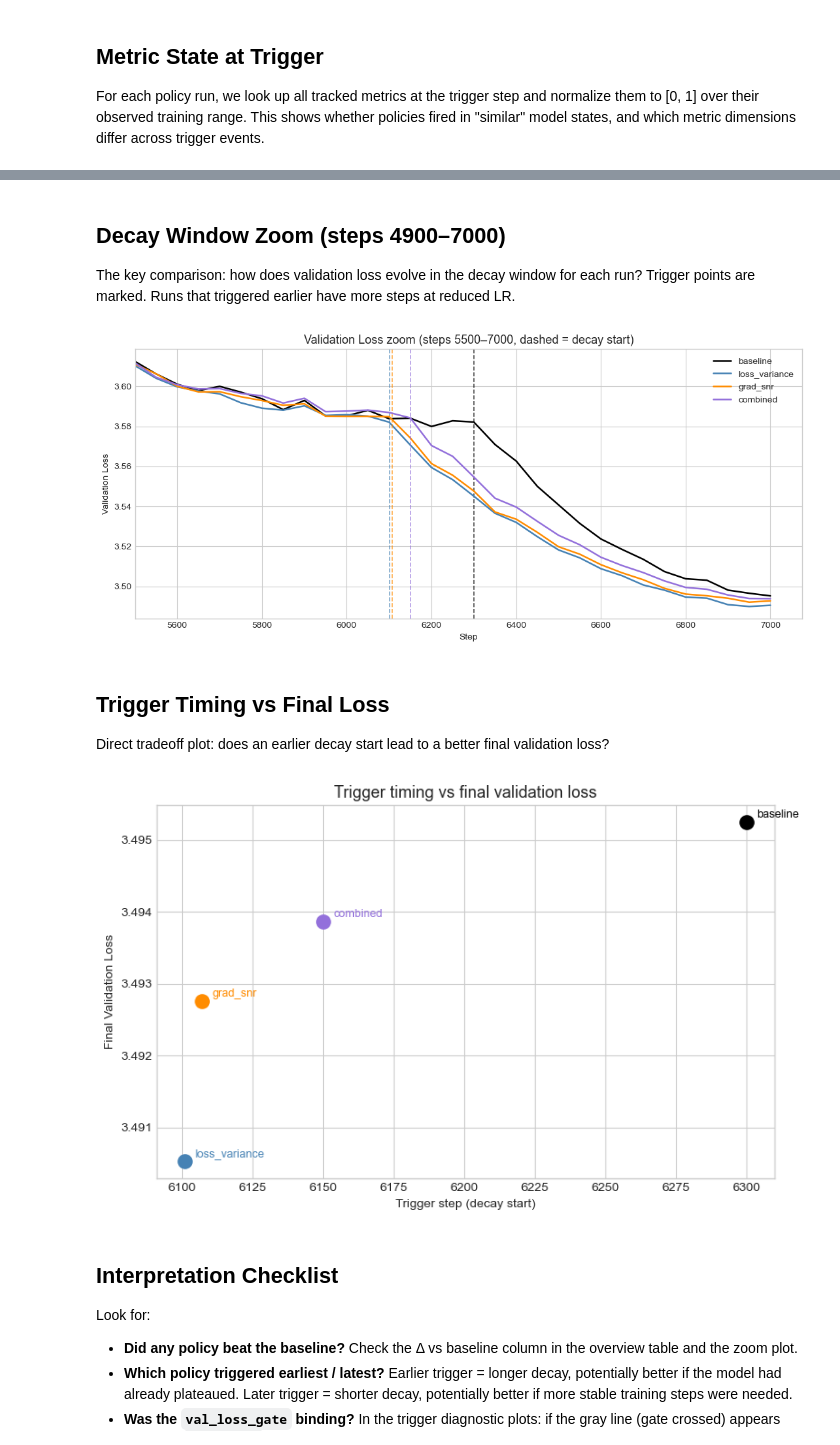
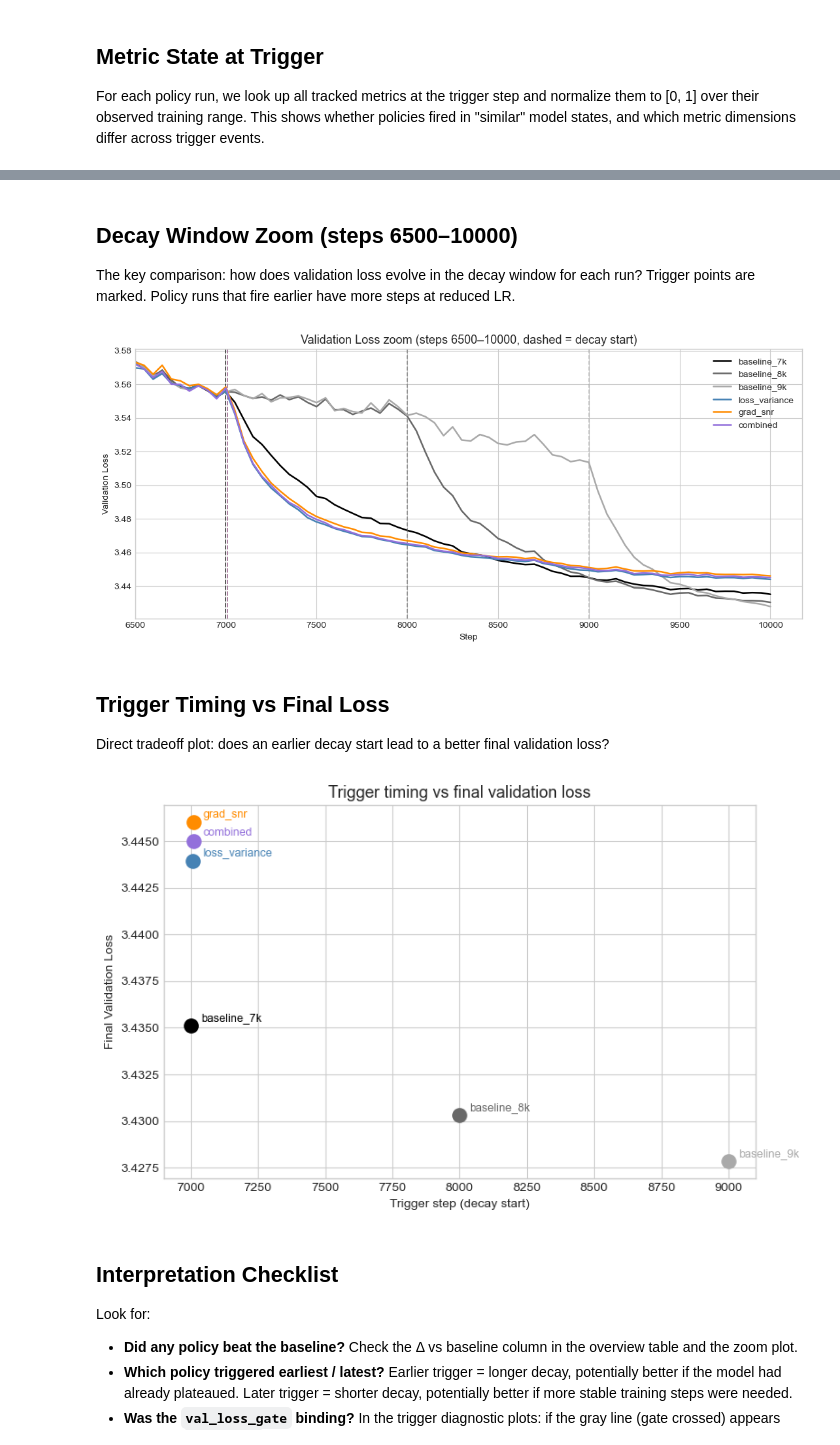
Before and after one commit to Duckymini/wsd_metric_triggered, a Jupyter notebook: notebooks/policy_decay_comparison.ipynb, the cells around one changed output, grey strips where cells are left out. Saved outputs shown, nothing was run; the diff lists cells and outputs as text; code cells hidden in the pictures.

```diff
--- a/notebooks/policy_decay_comparison.ipynb
+++ b/notebooks/policy_decay_comparison.ipynb
@@ -78,18 +92,19 @@ combined         trigger=step 6150       val_rows=140  final_val=3.4939
 rows = []
 for key, d in data.items():
     final_val = d["val"]["validation_loss"].iloc[-1]
-    trig_step = d["trigger"]["trigger_step"] if d["trigger"] else 6300
+    trig_step = d["trigger"]["trigger_step"] if d["trigger"] else None
     rows.append({
         "run": key,
         "trigger_step": trig_step,
-        "trigger_%": f"{100 * trig_step / 7000:.0f}%",
+        "trigger_%": f"{100 * trig_step / 10000:.0f}%" if trig_step else "—",
         "final_val_loss": final_val,
     })
 
 summary = pd.DataFrame(rows).set_index("run")
-baseline_val = summary.loc["baseline", "final_val_loss"]
-summary["Δ vs baseline"] = summary["final_val_loss"] - baseline_val
+baseline_vals = summary.loc[[k for k in summary.index if k.startswith("baseline")], "final_val_loss"]
+best_baseline = baseline_vals.min()
+summary["Δ vs best baseline"] = summary["final_val_loss"] - best_baseline
 display(summary.style.background_gradient(
-    subset=["final_val_loss", "Δ vs baseline"], cmap="RdYlGn_r"
+    subset=["final_val_loss", "Δ vs best baseline"], cmap="RdYlGn_r"
 ))
 # %% [output]
@@ -108,14 +125,15 @@ fig, ax = plt.subplots(figsize=(12, 5))
 
 for key, d in data.items():
     val = d["val"]
-    trig_step = d["trigger"]["trigger_step"] if d["trigger"] else 6300
+    trig_step = d["trigger"]["trigger_step"] if d["trigger"] else None
     ax.plot(val["step"], val["validation_loss"],
             color=COLORS[key], linewidth=1.8, label=key)
-    ax.axvline(trig_step, color=COLORS[key], linewidth=1.2, linestyle="--", alpha=0.75)
+    if trig_step:
+        ax.axvline(trig_step, color=COLORS[key], linewidth=1.2, linestyle="--", alpha=0.75)
 
 ax.set_xlabel("Step")
 ax.set_ylabel("Validation Loss")
-ax.set_title("Validation Loss — all 5 runs (dashed = decay start)", fontsize=13)
+ax.set_title("Validation Loss — all 6 runs (dashed = decay start)", fontsize=13)
 ax.legend()
 plt.tight_layout()
 plt.show()
@@ -301,28 +321,29 @@ Raw snapshot values at trigger step:
 # %% [markdown]
-## Decay Window Zoom (steps 4900–7000)
+## Decay Window Zoom (steps 6500–10000)
 
-The key comparison: how does validation loss evolve in the decay window for each run? Trigger points are marked. Runs that triggered earlier have more steps at reduced LR.
+The key comparison: how does validation loss evolve in the decay window for each run? Trigger points are marked. Policy runs that fire earlier have more steps at reduced LR.
 # %%
-ZOOM_START = 5500
+ZOOM_START = 6500
 
 fig, ax = plt.subplots(figsize=(11, 5))
 
 for key, d in data.items():
     val = d["val"]
     mask = val["step"] >= ZOOM_START
-    trig_step = d["trigger"]["trigger_step"] if d["trigger"] else 6300
+    trig_step = d["trigger"]["trigger_step"] if d["trigger"] else None
     ax.plot(val.loc[mask, "step"], val.loc[mask, "validation_loss"],
             color=COLORS[key], linewidth=1.8, label=key)
-    ax.axvline(trig_step, color=COLORS[key], linewidth=1.2, linestyle="--", alpha=0.7)
-ax.set_xlim(5500)
+    if trig_step:
+        ax.axvline(trig_step, color=COLORS[key], linewidth=1.2, linestyle="--", alpha=0.7)
+ax.set_xlim(ZOOM_START)
 ax.set_xlabel("Step")
 ax.set_ylabel("Validation Loss")
-ax.set_title(f"Validation Loss zoom (steps {ZOOM_START}–7000, dashed = decay start)", fontsize=13)
+ax.set_title(f"Validation Loss zoom (steps {ZOOM_START}–10000, dashed = decay start)", fontsize=13)
 ax.legend()
 plt.tight_layout()
 plt.show()
 # %% [output]
-[figure, old version]
+[figure, new version]
 # %% [markdown]
 ## Trigger Timing vs Final Loss
 
@@ -332,7 +353,9 @@ fig, ax = plt.subplots(figsize=(8, 5))
 
 for key, d in data.items():
     final_val = d["val"]["validation_loss"].iloc[-1]
-    trig_step = d["trigger"]["trigger_step"] if d["trigger"] else 6300
+    trig_step = d["trigger"]["trigger_step"] if d["trigger"] else None
+    if trig_step is None:
+        continue
     ax.scatter(trig_step, final_val, color=COLORS[key], s=120, zorder=4)
     ax.annotate(key, (trig_step, final_val),
                 textcoords="offset points", xytext=(8, 4), fontsize=9, color=COLORS[key])
@@ -343,7 +366,7 @@ ax.set_title("Trigger timing vs final validation loss", fontsize=13)
 plt.tight_layout()
 plt.show()
 # %% [output]
-[figure, old version]
+[figure, new version]
 # %% [markdown]
 ## Interpretation Checklist
 
```
Also changed, not shown: parts of 8 cells of this notebook, 13 other files.
